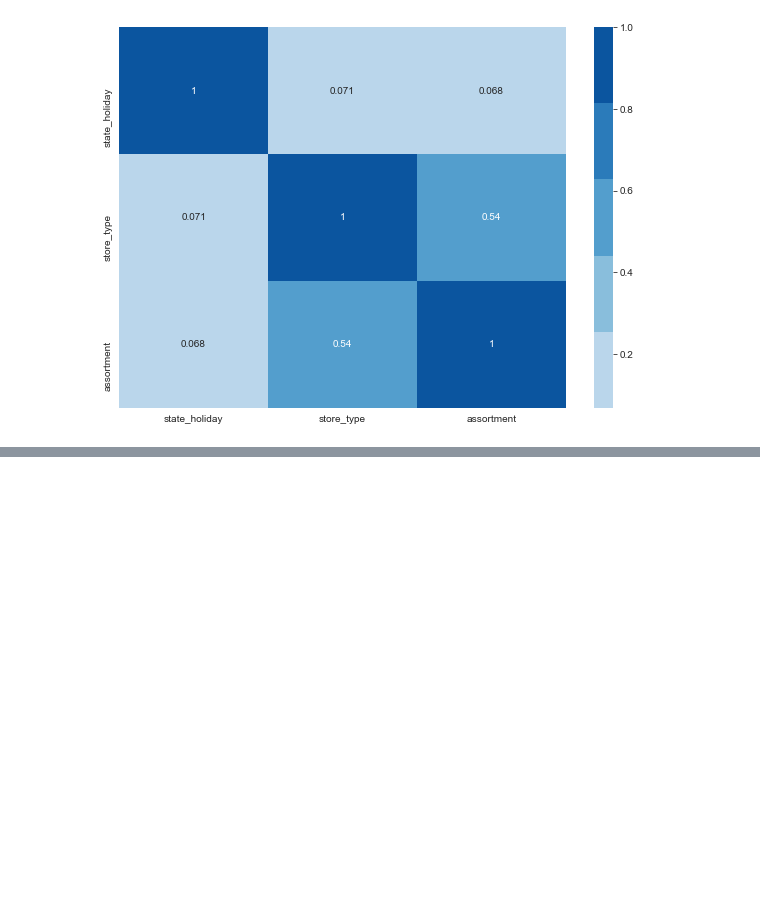
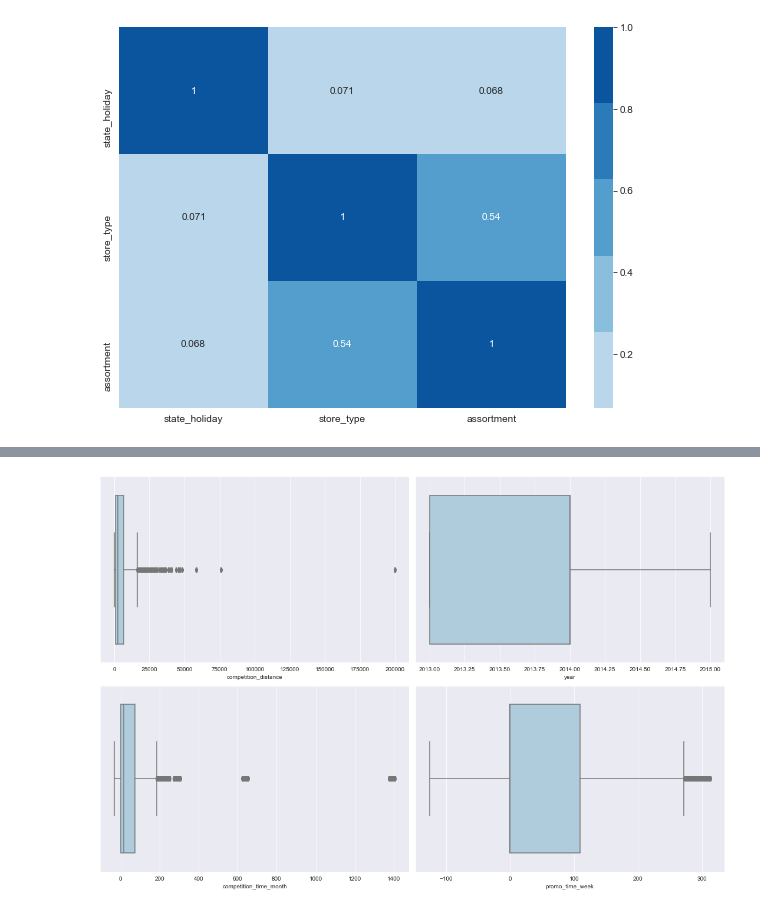
Before and after one commit to Marcoslsl/DataScienceProduction, a Jupyter notebook: m03_store_sales_prediction.ipynb, the cells around one changed output, grey strips where cells are left out. Drawn from its saved outputs; the diff is of its cells as text; code cells hidden in the pictures; blank space fills up the shorter version.

Commit message:
Data Preparation

```diff
--- a/m03_store_sales_prediction.ipynb
+++ b/m03_store_sales_prediction.ipynb
@@ -960,0 +964,2 @@ sns.heatmap( aux, annot=True, cmap=blues )
+# %%
+df5 = df4.copy()
@@ -960,0 +982,20 @@ sns.heatmap( aux, annot=True, cmap=blues )
+# %%
+plt.figure( figsize=(15,10) )
+
+plt.subplot( 2, 2, 1 )
+sns.boxplot( data=df5, x='competition_distance' );
+plt.tight_layout()
+
+plt.subplot( 2, 2, 2 )
+sns.boxplot( data=df5, x='year' );
+plt.tight_layout()
+
+plt.subplot( 2, 2, 3 )
+sns.boxplot( data=df5, x='competition_time_month' );
+plt.tight_layout()
+
+plt.subplot( 2, 2, 4 )
+sns.boxplot( data=df5, x='promo_time_week' );
+plt.tight_layout()
+# %% [output]
+[figure, added]
```
Also changed, not shown: parts of 17 cells of this notebook.
